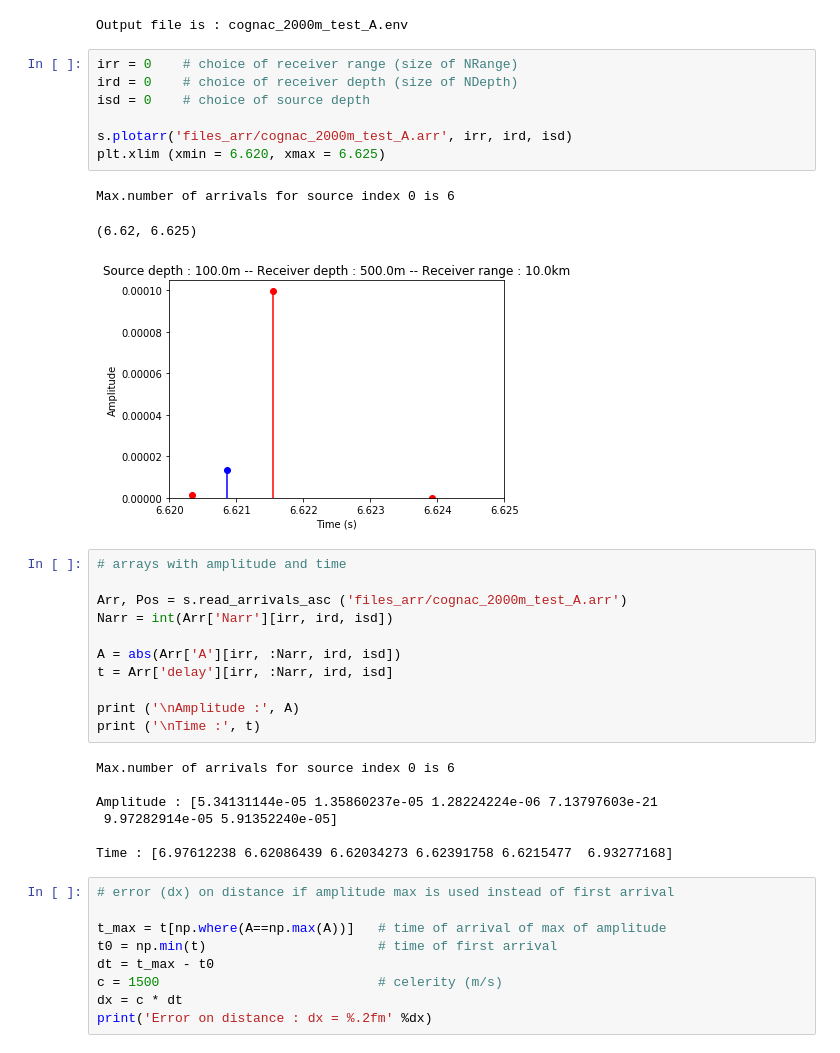
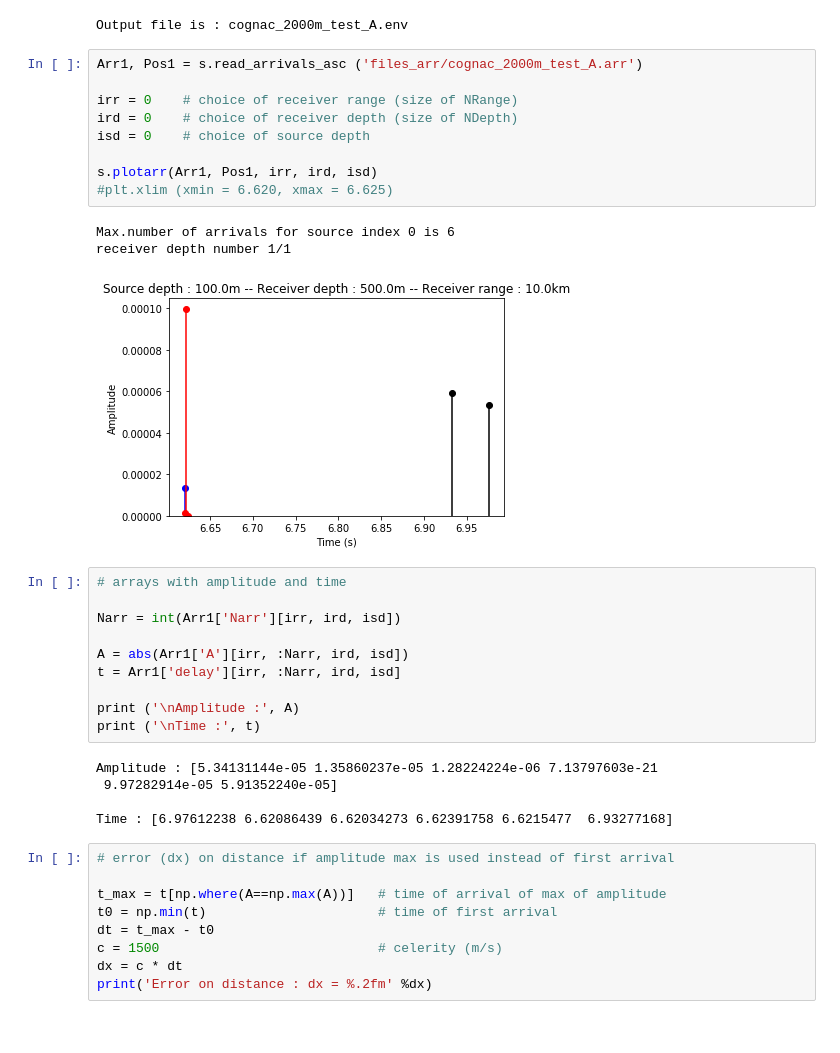
Before and after one commit to ponchama/Cognac_Acoustique, a Jupyter notebook: Bellhop/Arrival_times.ipynb, the cells around one changed output. Saved outputs shown, nothing was run; the diff lists cells and outputs as text.

```diff
--- a/Bellhop/Arrival_times.ipynb
+++ b/Bellhop/Arrival_times.ipynb
@@ -112,30 +117,29 @@ s.generate_envfile('mediterrannee',file_env = s.params['name']+'_A.env', Issp=is
 # %% [output]
 Output file is : cognac_2000m_test_A.env
 # %%
+Arr1, Pos1 = s.read_arrivals_asc ('files_arr/cognac_2000m_test_A.arr')
+
 irr = 0    # choice of receiver range (size of NRange)
 ird = 0    # choice of receiver depth (size of NDepth)
 isd = 0    # choice of source depth
 
-s.plotarr('files_arr/cognac_2000m_test_A.arr', irr, ird, isd)
-plt.xlim (xmin = 6.620, xmax = 6.625)
+s.plotarr(Arr1, Pos1, irr, ird, isd)
+#plt.xlim (xmin = 6.620, xmax = 6.625)
 # %% [output]
 Max.number of arrivals for source index 0 is 6
+receiver depth number 1/1
-(6.62, 6.625)
-[figure, old version]
+[figure, new version]
 # %%
 # arrays with amplitude and time
 
-Arr, Pos = s.read_arrivals_asc ('files_arr/cognac_2000m_test_A.arr')
-Narr = int(Arr['Narr'][irr, ird, isd])
+Narr = int(Arr1['Narr'][irr, ird, isd])
 
-A = abs(Arr['A'][irr, :Narr, ird, isd])
-t = Arr['delay'][irr, :Narr, ird, isd]
+A = abs(Arr1['A'][irr, :Narr, ird, isd])
+t = Arr1['delay'][irr, :Narr, ird, isd]
 
 print ('\nAmplitude :', A)
 print ('\nTime :', t)
 # %% [output]
-Max.number of arrivals for source index 0 is 6
-
 Amplitude : [5.34131144e-05 1.35860237e-05 1.28224224e-06 7.13797603e-21
  9.97282914e-05 5.91352240e-05]
 
```
Also changed, not shown: parts of 18 cells of this notebook.
